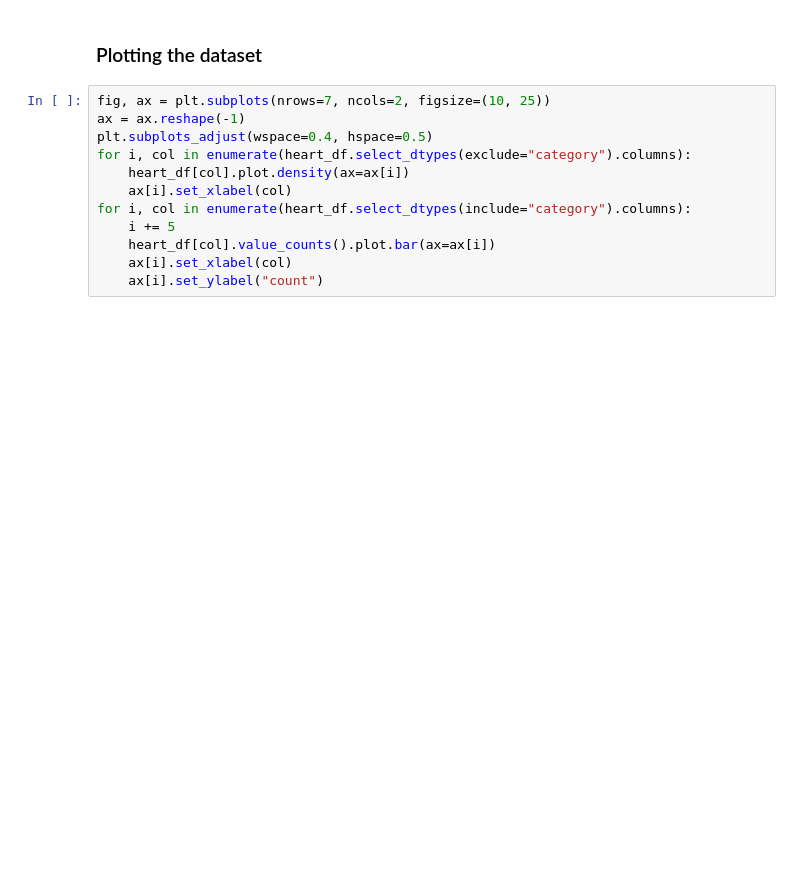
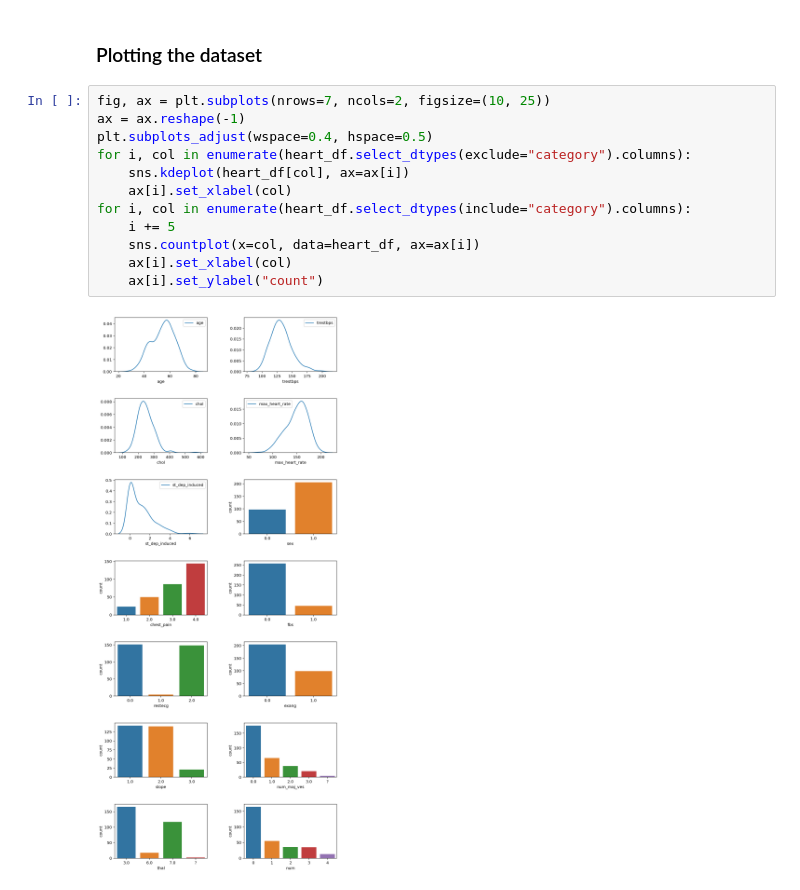
Before and after one commit to LoomisLoud/explain-ml, a Jupyter notebook: notebooks/Exploratory.ipynb, the cells around one changed output. Drawn from its saved outputs; the diff is of its cells as text; blank space fills up the shorter version.

```diff
--- a/notebooks/Exploratory.ipynb
+++ b/notebooks/Exploratory.ipynb
@@ -56,12 +74,14 @@ heart_df.describe()
 # %%
 fig, ax = plt.subplots(nrows=7, ncols=2, figsize=(10, 25))
 ax = ax.reshape(-1)
 plt.subplots_adjust(wspace=0.4, hspace=0.5)
 for i, col in enumerate(heart_df.select_dtypes(exclude="category").columns):
-    heart_df[col].plot.density(ax=ax[i])
+    sns.kdeplot(heart_df[col], ax=ax[i])
     ax[i].set_xlabel(col)
 for i, col in enumerate(heart_df.select_dtypes(include="category").columns):
     i += 5
-    heart_df[col].value_counts().plot.bar(ax=ax[i])
+    sns.countplot(x=col, data=heart_df, ax=ax[i])
     ax[i].set_xlabel(col)
     ax[i].set_ylabel("count")
+# %% [output]
+[figure, added]
```
Also changed, not shown: parts of 3 cells of this notebook.
